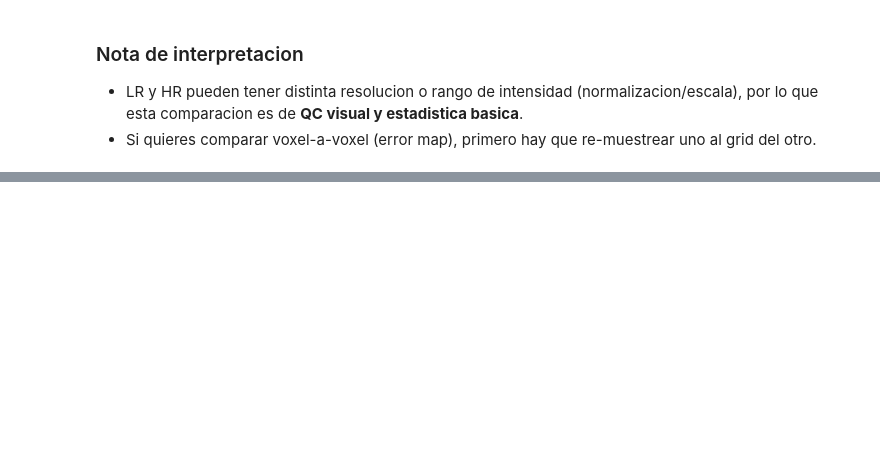
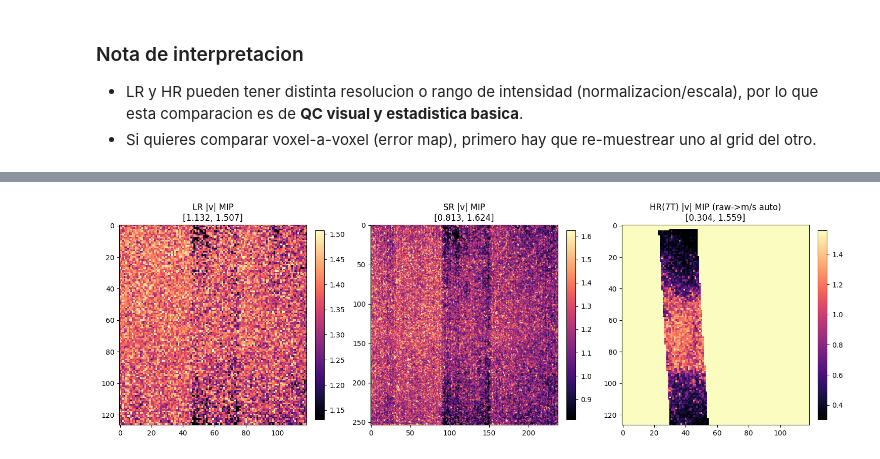
Before and after one commit to zheng-sk/NeuroFlow, a Jupyter notebook: notebooks/h5_qc.ipynb, the cells around one changed output, grey strips where cells are left out. Saved outputs shown, nothing was run; the diff lists cells and outputs as text; code cells hidden in the pictures; blank space fills up the shorter version.

```diff
--- a/notebooks/h5_qc.ipynb
+++ b/notebooks/h5_qc.ipynb
@@ -226,0 +426,88 @@ show_pair_mip(lr_vol, hr_vol, f"{case_id} | {component} | MIP")
+# %%
+import numpy as np
+import matplotlib.pyplot as plt
+
+# --- Config ---
+VENC = 0.90  # m/s
+
+# Si tus HR vienen en convención LPS y quieres comparar contra LR/SR en RAS:
+APPLY_LPS_TO_RAS_SIGN = True   # invierte signo en U y V, W se deja igual
+
+def raw_to_ms_auto(x, venc=0.90):
+    """
+    Convierte RAW phase a m/s detectando automáticamente:
+    - unsigned raw: ~0..4095  -> (x-2048)/2048*venc
+    - signed raw:   ~-4096..4094 o ~-2048..2048 -> x/scale*venc
+    Si no parece raw, devuelve x sin cambios.
+    """
+    x = np.asarray(x, dtype=np.float32)
+    mn, mx = float(np.nanmin(x)), float(np.nanmax(x))
+    max_abs = max(abs(mn), abs(mx))
+    centered_ratio = abs(mx + mn) / (max_abs + 1e-6)
+
+    is_unsigned_raw = (mn >= 0.0) and (mx > 1000.0) and (mx <= 8192.0)
+    is_signed_raw = (mn < -500.0) and (mx > 500.0) and (max_abs <= 8192.0) and (centered_ratio < 0.25)
+
+    if is_unsigned_raw:
+        return (x - 2048.0) / 2048.0 * float(venc), "unsigned_raw"
+    if is_signed_raw:
+        scale = 4096.0 if max_abs > 3000.0 else 2048.0
+        return x / scale * float(venc), f"signed_raw(scale={int(scale)})"
+    return x, "already_velocity_or_unknown"
+
+def to_3d(vol, reduce_mode="max"):
+    vol = np.squeeze(np.asarray(vol))
+    if vol.ndim == 3:
+        return vol
+    if vol.ndim == 4:
+        t_axis = int(np.argmin(vol.shape))  # heurística: eje temporal suele ser el menor
+        if reduce_mode == "max":
+            return np.max(vol, axis=t_axis)
+        if reduce_mode == "mean":
+            return np.mean(vol, axis=t_axis)
+        if reduce_mode == "first":
+            return np.take(vol, 0, axis=t_axis)
+    raise ValueError(f"Esperaba 3D/4D, llegó {vol.shape}")
+
+def speed(u, v, w):
+    return np.sqrt(u*u + v*v + w*w)
+
+def mip_axial(vol3d):
+    return np.max(vol3d, axis=-1)
+
+# --- usa tus variables cargadas: u_sr,v_sr,w_sr,u_lr,v_lr,w_lr,u_hr,v_hr,w_hr ---
+
+# 1) Convertir HR a m/s si está en raw (auto)
+u_hr_ms, mode_u = raw_to_ms_auto(u_hr, venc=VENC)
+v_hr_ms, mode_v = raw_to_ms_auto(v_hr, venc=VENC)
+w_hr_ms, mode_w = raw_to_ms_auto(w_hr, venc=VENC)
+
+# 2) Ajuste opcional de convención de ejes (LPS->RAS): U,V cambian signo
+if APPLY_LPS_TO_RAS_SIGN:
+    u_hr_ms = -u_hr_ms
+    v_hr_ms = -v_hr_ms
+
+print(f"HR conversion modes: u={mode_u}, v={mode_v}, w={mode_w}")
+print(f"LPS->RAS sign applied on HR U/V: {APPLY_LPS_TO_RAS_SIGN}")
+
+# 3) MIP de |v| robusto a 4D
+m_lr = mip_axial(to_3d(speed(u_lr, v_lr, w_lr), reduce_mode="max"))
+m_sr = mip_axial(to_3d(speed(u_sr, v_sr, w_sr), reduce_mode="max"))
+m_hr = mip_axial(to_3d(speed(u_hr_ms, v_hr_ms, w_hr_ms), reduce_mode="max"))
+
+imgs = [m_lr, m_sr, m_hr]
+titles = ["LR |v| MIP", "SR |v| MIP", "HR(7T) |v| MIP (raw->m/s auto)"]
+
+plt.figure(figsize=(15, 5))
+for i, (img, title) in enumerate(zip(imgs, titles), 1):
+    ax = plt.subplot(1, 3, i)
+    finite = img[np.isfinite(img)]
+    vmin, vmax = np.percentile(finite, [1, 99])  # escala robusta por panel
+    im = ax.imshow(img, cmap="magma", vmin=vmin, vmax=vmax)
+    ax.set_title(f"{title}\n[{vmin:.3f}, {vmax:.3f}]")
+    ax.axis("on")
+    plt.colorbar(im, ax=ax, fraction=0.046, pad=0.04)
+
+plt.tight_layout()
+plt.show()
+# %% [output]
@@ -226,0 +516 @@ show_pair_mip(lr_vol, hr_vol, f"{case_id} | {component} | MIP")
+[figure, added]
```
Also changed, not shown: parts of 8 cells of this notebook.
